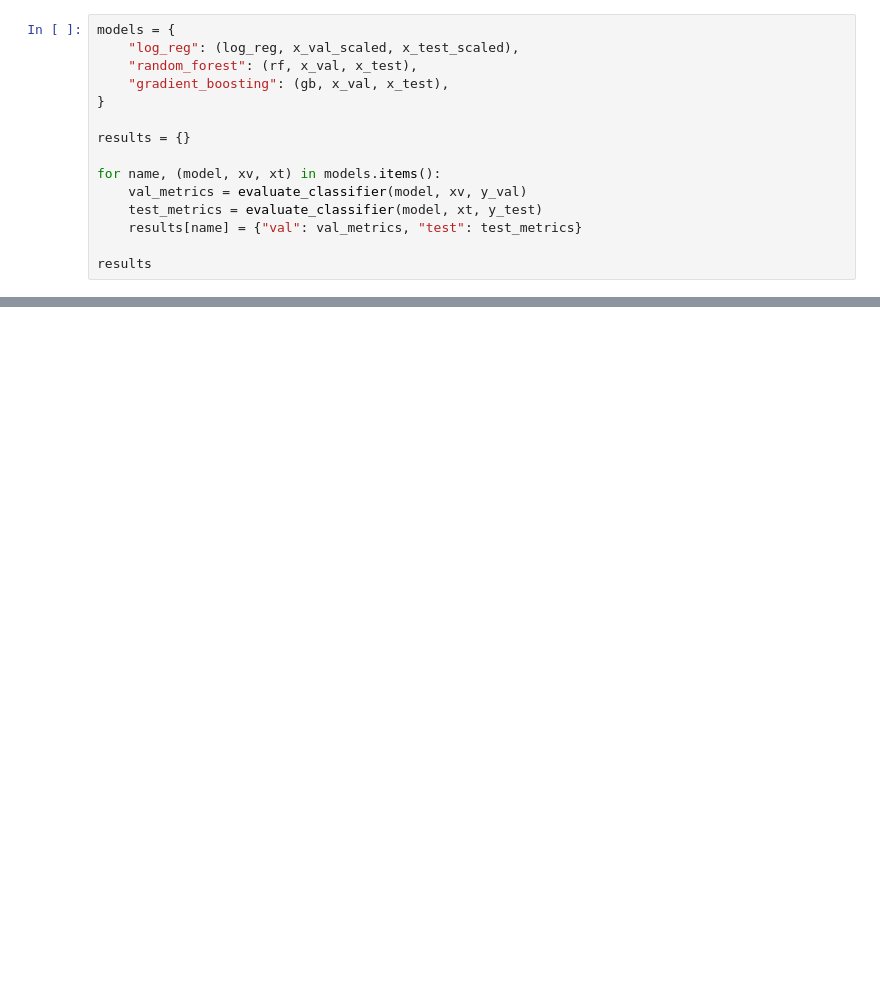
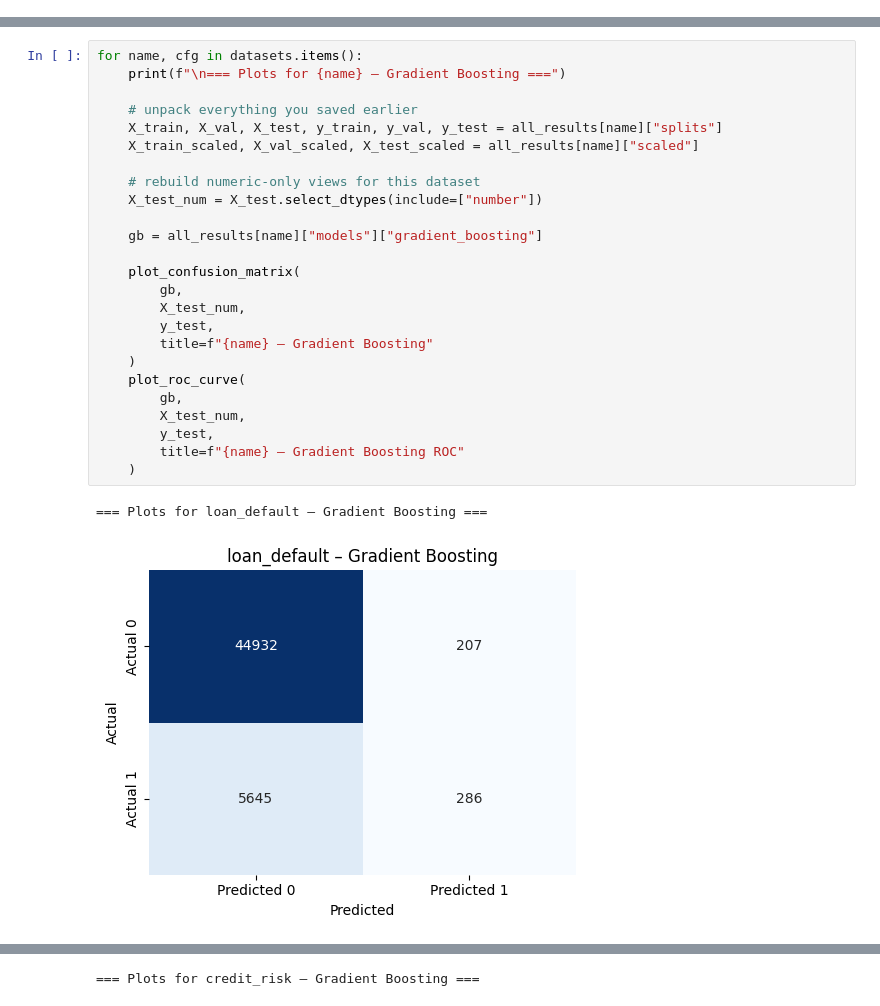
Before and after one commit to erincheng0/credit-risk-analysis, a Jupyter notebook: notebooks/02_modeling_evaluation.ipynb, the cells around one changed output, grey strips where cells are left out. Saved outputs shown, nothing was run; the diff lists cells and outputs as text; blank space fills up the shorter version.

Commit message:
made changes to modeling_evaluation

```diff
--- a/notebooks/02_modeling_evaluation.ipynb
+++ b/notebooks/02_modeling_evaluation.ipynb
@@ -53,15 +49,0 @@ InvalidParameterError: The 'solver' parameter of LogisticRegression must be a st
-# %%
-models = {
-    "log_reg": (log_reg, x_val_scaled, x_test_scaled),
-    "random_forest": (rf, x_val, x_test),
-    "gradient_boosting": (gb, x_val, x_test),
-}
-
-results = {}
-
-for name, (model, xv, xt) in models.items():
-    val_metrics = evaluate_classifier(model, xv, y_val)
-    test_metrics = evaluate_classifier(model, xt, y_test)
-    results[name] = {"val": val_metrics, "test": test_metrics}
-
-results
@@ -75,0 +134,28 @@ plot_roc_curve(best_model, x_test, y_test, title="Loan Default - Random Forest R
+# %%
+for name, cfg in datasets.items():
+    print(f"\n=== Plots for {name} – Gradient Boosting ===")
+
+    # unpack everything you saved earlier
+    X_train, X_val, X_test, y_train, y_val, y_test = all_results[name]["splits"]
+    X_train_scaled, X_val_scaled, X_test_scaled = all_results[name]["scaled"]
+
+    # rebuild numeric-only views for this dataset
+    X_test_num = X_test.select_dtypes(include=["number"])
+
+    gb = all_results[name]["models"]["gradient_boosting"]
+
+    plot_confusion_matrix(
+        gb,
+        X_test_num,
+        y_test,
+        title=f"{name} – Gradient Boosting"
+    )
+    plot_roc_curve(
+        gb,
+        X_test_num,
+        y_test,
+        title=f"{name} – Gradient Boosting ROC"
+    )
+# %% [output]
+=== Plots for loan_default – Gradient Boosting ===
+[figure, added]
@@ -75,0 +163 @@ plot_roc_curve(best_model, x_test, y_test, title="Loan Default - Random Forest R
+=== Plots for credit_risk – Gradient Boosting ===
```
Also changed, not shown: parts of 8 cells of this notebook.
